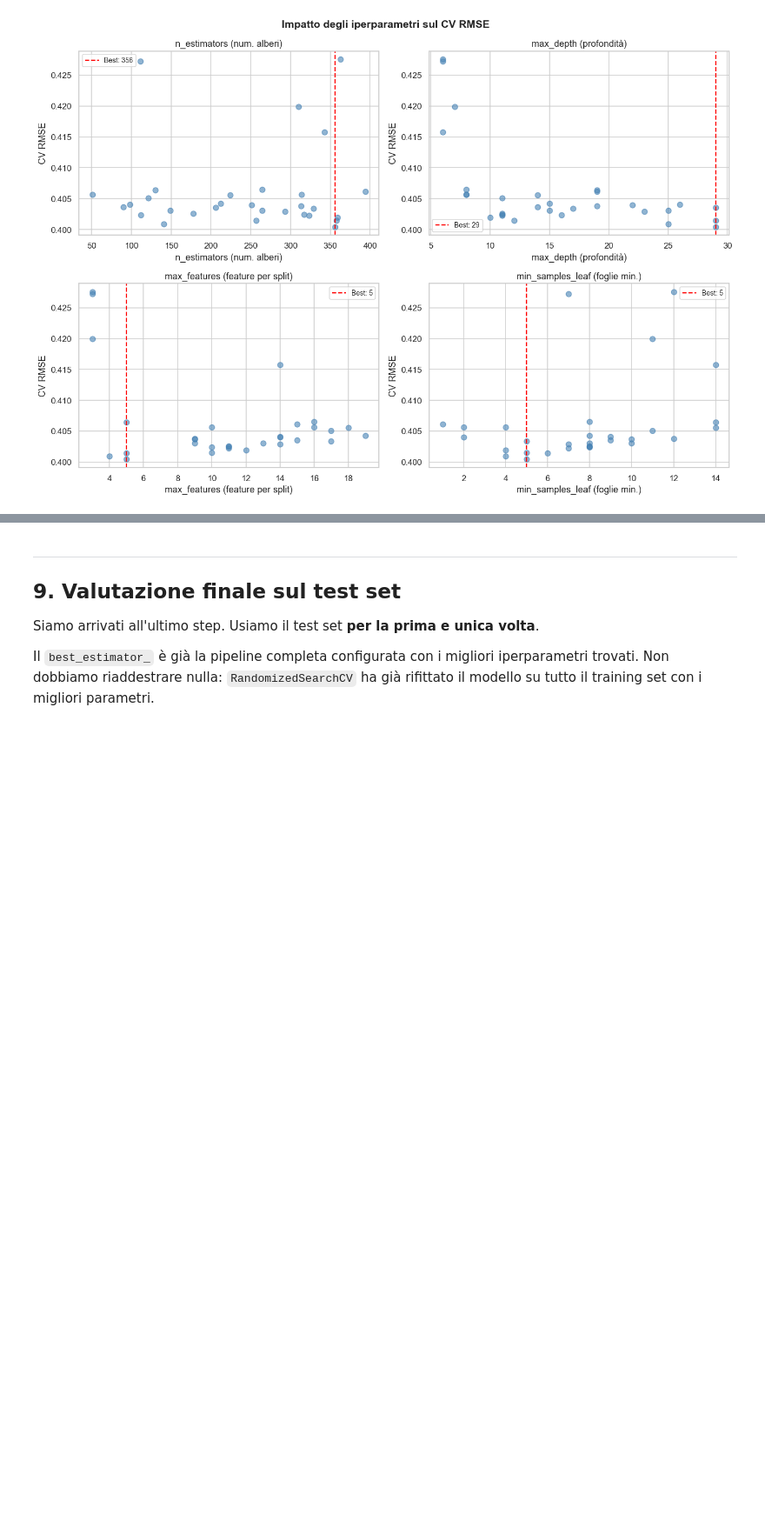
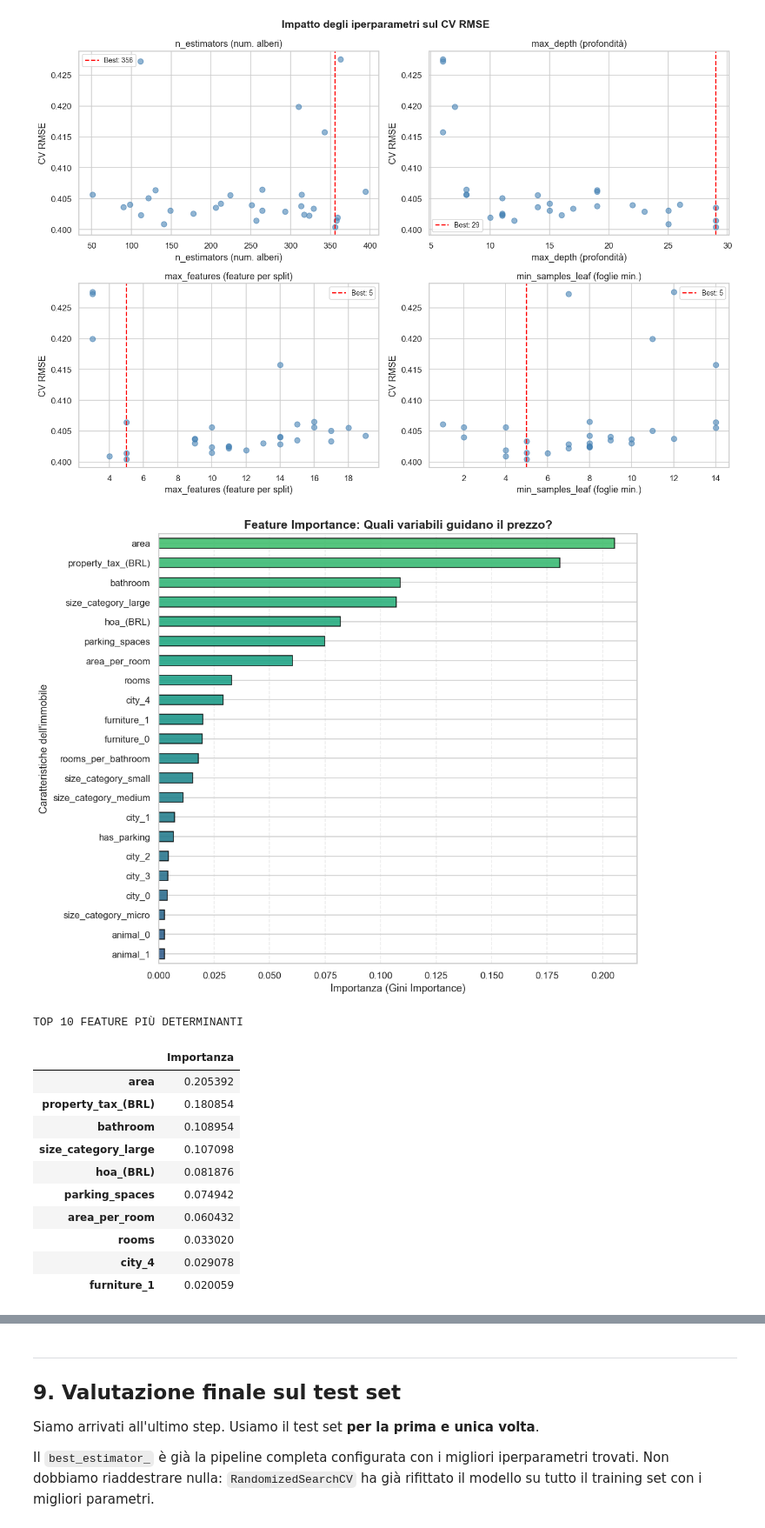
Before and after one commit to LeonardoCofone/The-AI-Handbook, a Jupyter notebook: chapter_2_Machine_Learning.ipynb, the cells around one changed output, grey strips where cells are left out. Shown at 87% size. Cells and saved outputs as stored; diff of their text form; code cells hidden in the pictures; blank space fills up the shorter version.

```diff
--- a/chapter_2_Machine_Learning.ipynb
+++ b/chapter_2_Machine_Learning.ipynb
@@ -972,3 +972,56 @@ plt.tight_layout()
 plt.show()
 # %% [output]
 [figure]
+# %%
+# Visualizzazione: importanza delle feature per Random Forest
+# 1. Recuperiamo il modello migliore e il preprocessor
+best_pipeline = rnd_search.best_estimator_
+model = best_pipeline.named_steps['model']
+preprocessor = best_pipeline.named_steps['preprocessing']
+
+# 2. Recuperiamo i nomi delle feature in modo robusto
+# Dobbiamo iterare sui transformer del ColumnTransformer per avere i nomi corretti
+feature_names = []
+
+# Feature dai transformer 'log' e 'num' (nomi originali)
+feature_names.extend(log_cols)
+feature_names.extend(num_cols)
+
+# Feature dal transformer 'cat' (nomi generati dal OneHotEncoder)
+cat_pipeline = preprocessor.named_transformers_['cat']
+ohe_feature_names = cat_pipeline.named_steps['onehotencoder'].get_feature_names_out(cat_cols)
+feature_names.extend(ohe_feature_names)
+
+# 3. Creiamo il DataFrame delle importanze
+importances = pd.Series(model.feature_importances_, index=feature_names)
+importances = importances.sort_values(ascending=True)
+
+# 4. Visualizzazione professionale
+plt.figure(figsize=(10, 8))
+colors = plt.cm.viridis(np.linspace(0.3, 0.7, len(importances)))
+importances.plot(kind='barh', color=colors, edgecolor='black', alpha=0.9)
+
+plt.title('Feature Importance: Quali variabili guidano il prezzo?', fontsize=14, fontweight='bold')
+plt.xlabel('Importanza (Gini Importance)', fontsize=12)
+plt.ylabel('Caratteristiche dell\'immobile', fontsize=12)
+plt.grid(axis='x', linestyle='--', alpha=0.4)
+plt.tight_layout()
+plt.show()
+
+# 5. Tabella riassuntiva per il libro
+print("\nTOP 10 FEATURE PIÙ DETERMINANTI")
+display(importances.sort_values(ascending=False).head(10).to_frame(name='Importanza'))
+# %% [output]
+[figure, added]
+TOP 10 FEATURE PIÙ DETERMINANTI
+|  | Importanza |
+| area | 0.205392 |
+| property_tax_(BRL) | 0.180854 |
+| bathroom | 0.108954 |
+| size_category_large | 0.107098 |
+| hoa_(BRL) | 0.081876 |
+| parking_spaces | 0.074942 |
+| area_per_room | 0.060432 |
+| rooms | 0.033020 |
+| city_4 | 0.029078 |
+| furniture_1 | 0.020059 |
```
Also changed, not shown: parts of 3 cells of this notebook.
